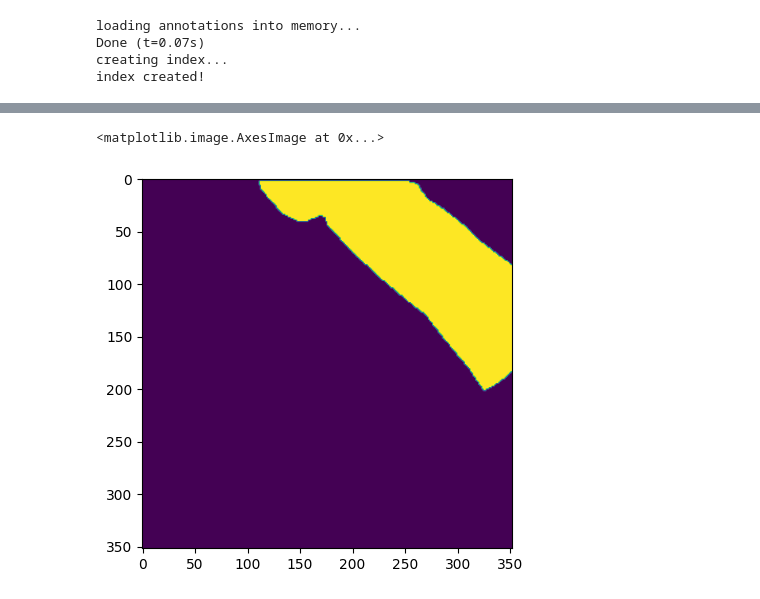
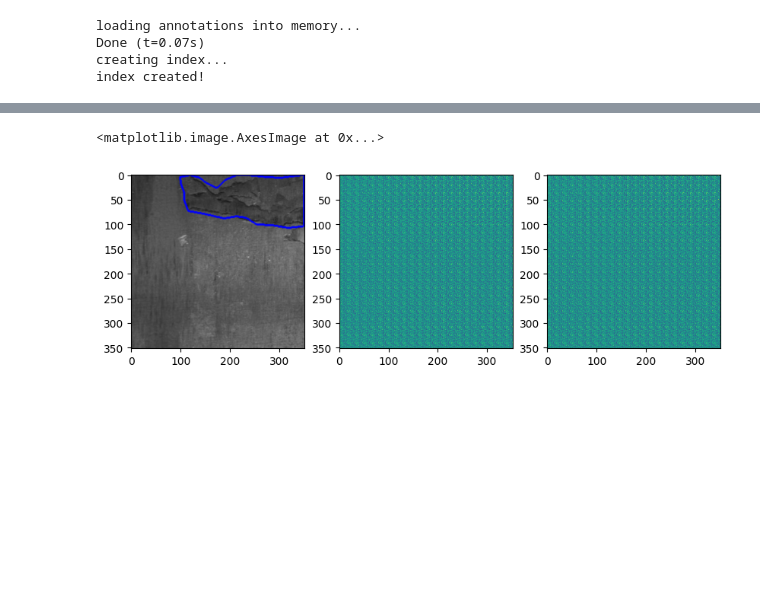
Before and after one commit to EnolAyo/clipseg_steel_defect, a Jupyter notebook: notebooks/segmentation_zero_one_shot_v2.ipynb, the cells around one changed output, grey strips where cells are left out. Saved outputs shown, nothing was run; the diff lists cells and outputs as text; code cells hidden in the pictures; blank space fills up the shorter version.

Commit message:
zero/one shot v2

```diff
--- a/notebooks/segmentation_zero_one_shot_v2.ipynb
+++ b/notebooks/segmentation_zero_one_shot_v2.ipynb
@@ -96,6 +76,29 @@ s_blend = s_blend[0].transpose(1,2,0)
-# %%
-plt.imshow(support_mask)
-# %% [output]
-<matplotlib.image.AxesImage at 0x...>
-[figure, removed]
+# %%
+text_cond = model.compute_conditional([support_label])
+visual_s_cond, _, _ = model.visual_forward(s_tensor)
+cond_zero_shot = text_cond
+cond_one_shot = visual_s_cond
+# %%
+
+# predict
+with torch.no_grad():
+    preds_zero_shot = model(q, cond_zero_shot)[0].squeeze(0).squeeze(0)
+    prob_map_zero_shot = np.array(torch.sigmoid(preds_zero_shot))
+    prob_map_8bits_zero_shot = (prob_map_zero_shot*255).astype(np.uint8)
+    """
+    preds_one_shot = model(q, cond_one_shot)[0].squeeze(0).squeeze(0)
+    prob_map_one_shot = np.array(torch.sigmoid(preds_one_shot))
+    prob_map_8bits_one_shot = (prob_map_one_shot*255).astype(np.uint8)
+    """
+
+# visualize prediction
+
+
+_, ax = plt.subplots(1, 3, figsize=(10, 3))
+ax[0].imshow(query_image_bounded)
+ax[1].imshow(prob_map_zero_shot)
+ax[2].imshow(prob_map_zero_shot)
+# %% [output]
+<matplotlib.image.AxesImage at 0x...>
+[figure, added]
 # %%
```
Also changed, not shown: parts of 13 cells of this notebook, 2 other files.
